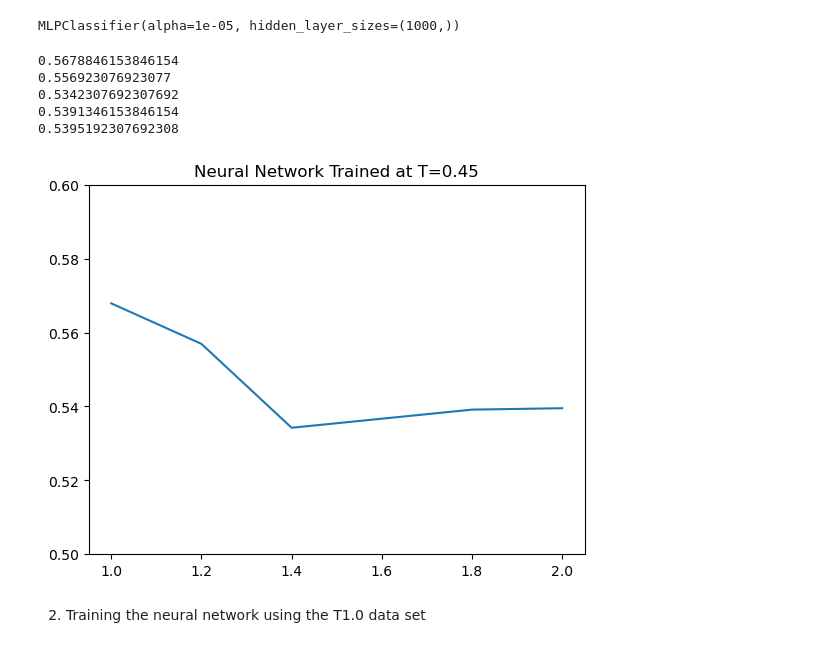
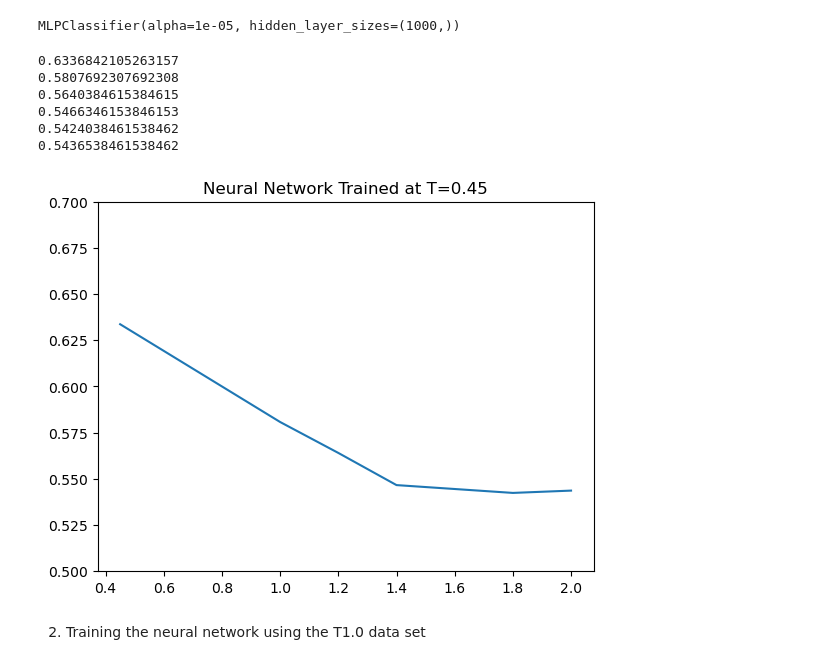
Before and after one commit to claudiaschmidt15/sussman-schmidt, a Jupyter notebook: glass-neural-network/src/trainingNN.ipynb, the cells around one changed output. Drawn from its saved outputs; the diff is of its cells as text; code cells hidden in the pictures.

```diff
--- a/glass-neural-network/src/trainingNN.ipynb
+++ b/glass-neural-network/src/trainingNN.ipynb
@@ -26,7 +36,7 @@ test_dataT20, test_labelsT20 = load_data('/Users/claudia/Documents/git/sussman-s
 # %%
 from sklearn.neural_network import MLPClassifier
 clf = MLPClassifier(solver='adam', alpha=1e-5,
-                     hidden_layer_sizes=(1000,))
+                     hidden_layer_sizes=(1000,2))
 # %% [markdown]
 1) Training the neural network using the T0.45 data set
 # %%
@@ -38,6 +48,8 @@ MLPClassifier(alpha=1e-05, hidden_layer_sizes=(1000,))
 from sklearn.metrics import accuracy_score
 # %%
 #using the T0.45 trained neural network to predict the labels for the other data sets
+test_predictT045 = clf.predict(test_dataT045)
+
 test_predictT10 = clf.predict(test_dataT10)
 
 test_predictT12 = clf.predict(test_dataT12)
@@ -49,37 +61,40 @@ test_predictT18 = clf.predict(test_dataT18)
 test_predictT20 = clf.predict(test_dataT20)
 # %%
 #calculating the accuracy scores
+scoreT045 = accuracy_score(test_predictT045, test_labelsT045)
 scoreT10 = accuracy_score(test_predictT10, test_labelsT10)
 scoreT12 = accuracy_score(test_predictT12, test_labelsT12)
 scoreT14 = accuracy_score(test_predictT14, test_labelsT14)
 scoreT18 = accuracy_score(test_predictT18, test_labelsT18)
 scoreT20 = accuracy_score(test_predictT20, test_labelsT20)
 # %%
+print(scoreT045)
 print(scoreT10)
 print(scoreT12)
 print(scoreT14)
 print(scoreT18)
 print(scoreT20)
 # %% [output]
-0.5678846153846154
-0.556923076923077
-0.5342307692307692
-0.5391346153846154
-0.5395192307692308
+0.6336842105263157
+0.5807692307692308
+0.5640384615384615
+0.5466346153846153
+0.5424038461538462
+0.5436538461538462
 # %%
-temperatures = [1,1.2,1.4,1.8,2.0]
-accuraciesT045 = [scoreT10, scoreT12, scoreT14, scoreT18, scoreT20]
+temperatures = [0.45,1,1.2,1.4,1.8,2.0]
+accuraciesT045 = [scoreT045, scoreT10, scoreT12, scoreT14, scoreT18, scoreT20]
 # %%
 import matplotlib.pyplot as plt
 # %%
 plt.plot(temperatures, accuraciesT045, label = 'Neural Network Trained at T=0.45')
-plt.ylim(.5,.6)
+plt.ylim(.5,.7)
 plt.xlabel='Temperatures'
 plt.ylabel = 'Classification Accuracy'
 plt.title('Neural Network Trained at T=0.45')
 plt.show()
 # %% [output]
-[figure, old version]
+[figure, new version]
 # %% [markdown]
 2) Training the neural network using the T1.0 data set
 # %%
```
Also changed, not shown: parts of 28 cells of this notebook, 7 other files.
